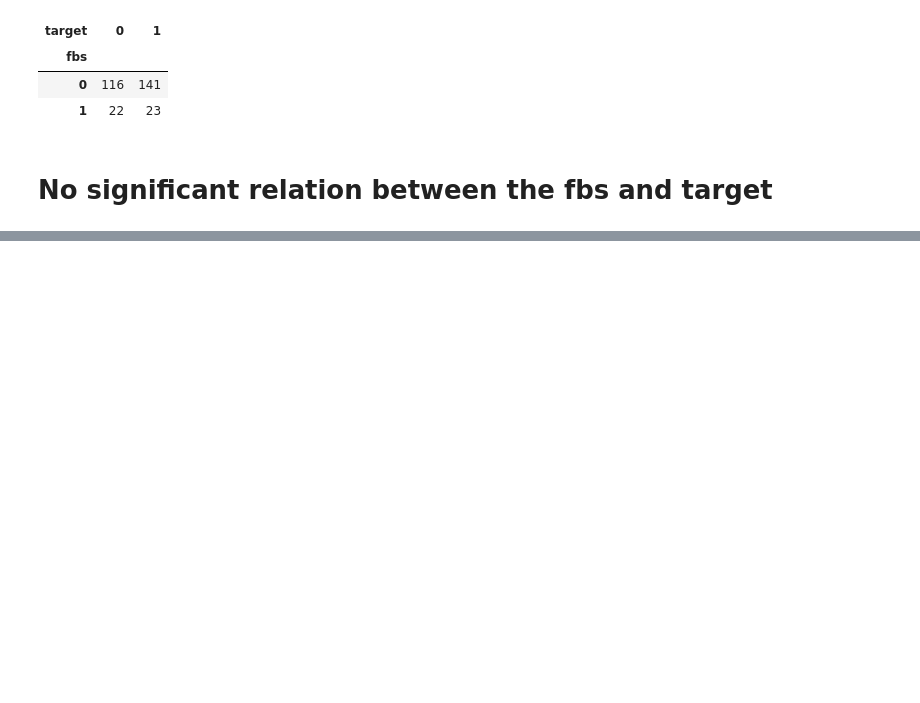
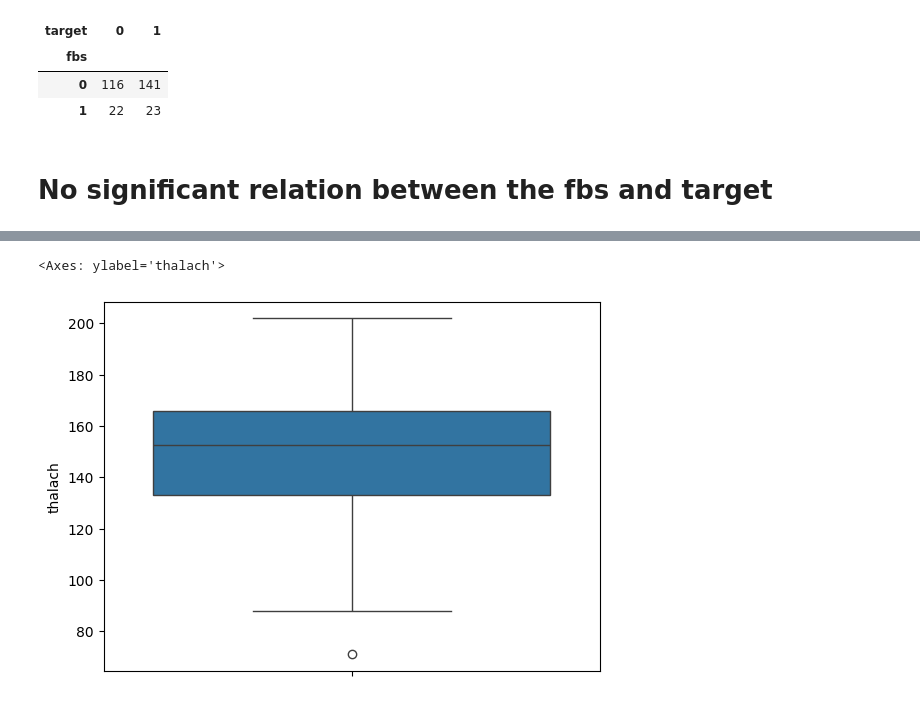
Before and after one commit to medisumeet/Heart-Disease-Prediction, a Jupyter notebook: heart-disease-prediction.ipynb, the cells around one changed output, grey strips where cells are left out. Drawn from its saved outputs; the diff is of its cells as text; code cells hidden in the pictures; blank space fills up the shorter version.

```diff
--- a/heart-disease-prediction.ipynb
+++ b/heart-disease-prediction.ipynb
@@ -407,0 +480,5 @@ fbs_target
+# %%
+sns.boxplot(df["thalach"])
+# %% [output]
+<Axes: ylabel='thalach'>
+[figure, added]
```
Also changed, not shown: parts of 14 cells of this notebook.
